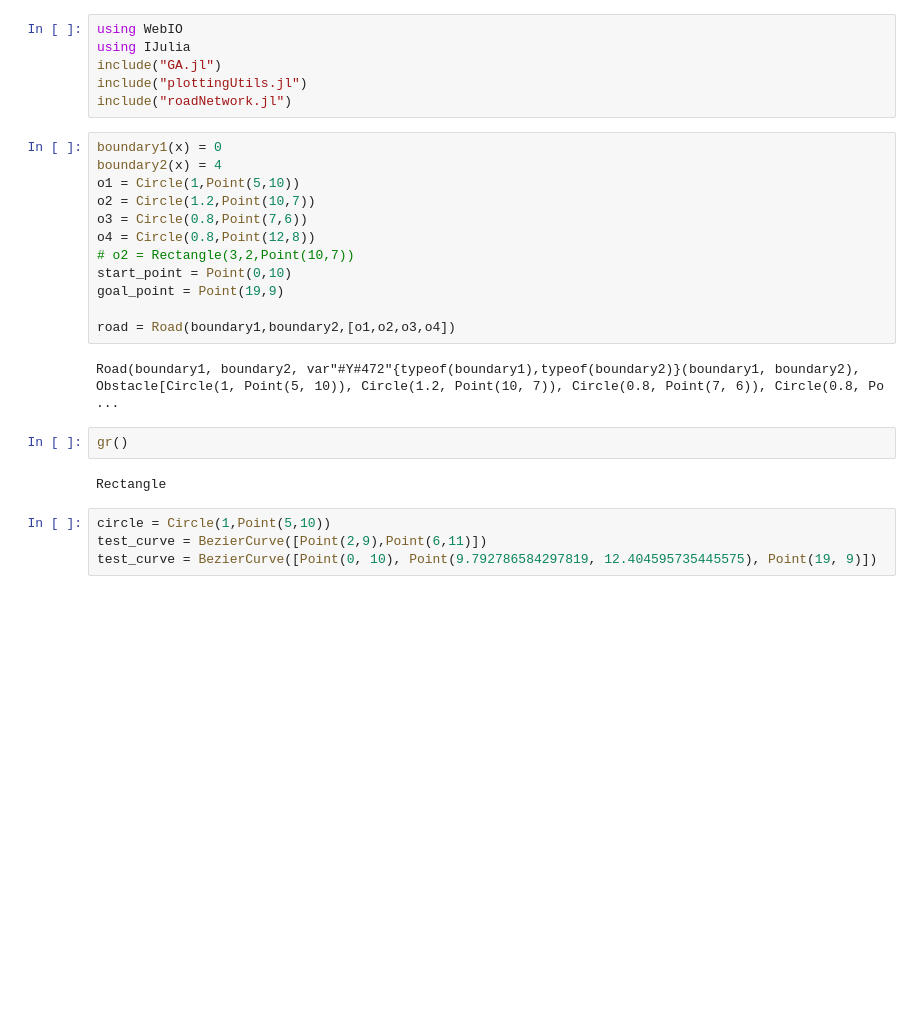
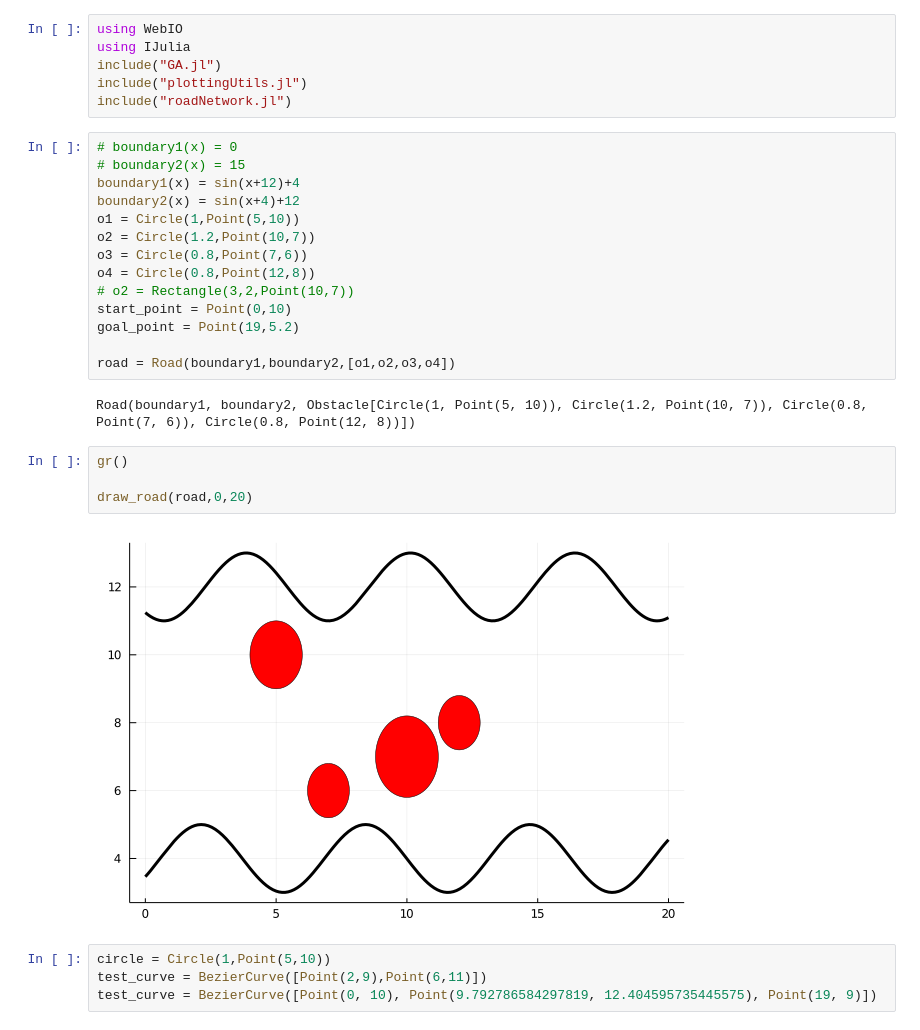
Before and after one commit to barrett370/Y4-Diss, a Jupyter notebook: code/classical/julia/Untitled1.ipynb, the cells around one changed output. Drawn from its saved outputs; the diff is of its cells as text; blank space fills up the shorter version.

```diff
--- a/code/classical/julia/Untitled1.ipynb
+++ b/code/classical/julia/Untitled1.ipynb
@@ -14,23 +14,27 @@ include("GA.jl")
 include("plottingUtils.jl")
 include("roadNetwork.jl")
 # %%
-boundary1(x) = 0
-boundary2(x) = 4
+# boundary1(x) = 0
+# boundary2(x) = 15
+boundary1(x) = sin(x+12)+4
+boundary2(x) = sin(x+4)+12
 o1 = Circle(1,Point(5,10))
 o2 = Circle(1.2,Point(10,7))
 o3 = Circle(0.8,Point(7,6))
 o4 = Circle(0.8,Point(12,8))
 # o2 = Rectangle(3,2,Point(10,7))
 start_point = Point(0,10)
-goal_point = Point(19,9)
+goal_point = Point(19,5.2)
 
 road = Road(boundary1,boundary2,[o1,o2,o3,o4])
 # %% [output]
-Road(boundary1, boundary2, var"#Y#472"{typeof(boundary1),typeof(boundary2)}(boundary1, boundary2), Obstacle[Circle(1, Point(5, 10)), Circle(1.2, Point(10, 7)), Circle(0.8, Point(7, 6)), Circle(0.8, Po ...
+Road(boundary1, boundary2, Obstacle[Circle(1, Point(5, 10)), Circle(1.2, Point(10, 7)), Circle(0.8, Point(7, 6)), Circle(0.8, Point(12, 8))])
-# %%
-gr()
-# %% [output]
-Rectangle
+# %%
+gr()
+
+draw_road(road,0,20)
+# %% [output]
+[figure, added]
 # %%
 circle = Circle(1,Point(5,10))
 test_curve = BezierCurve([Point(2,9),Point(6,11)])
```
Also changed, not shown: parts of 9 cells of this notebook, 9 other files.
